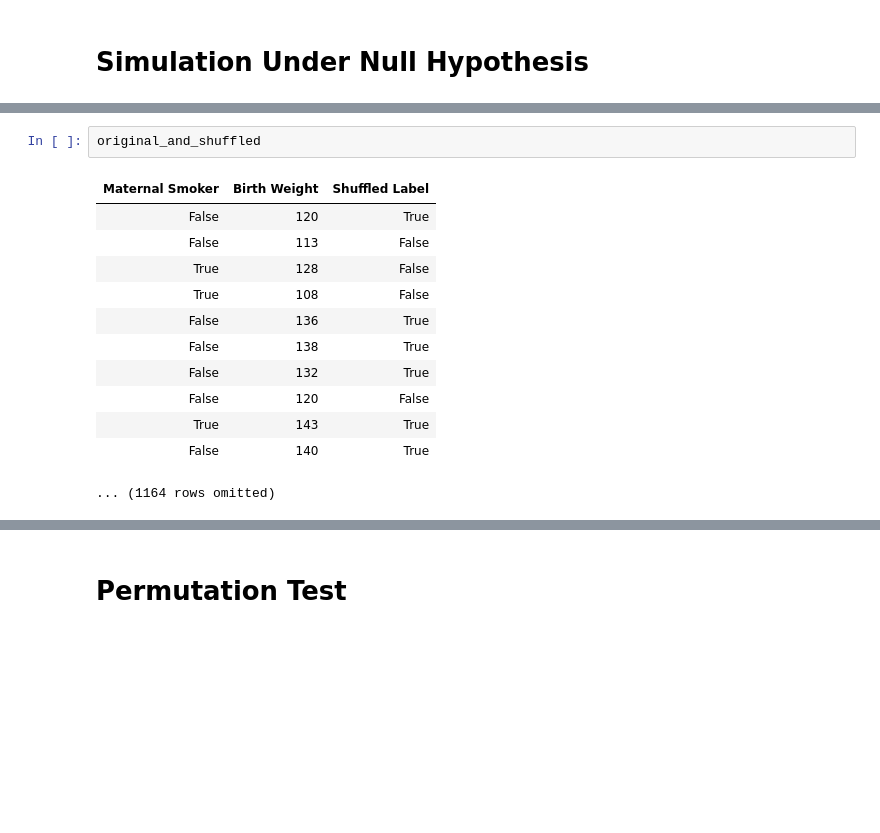
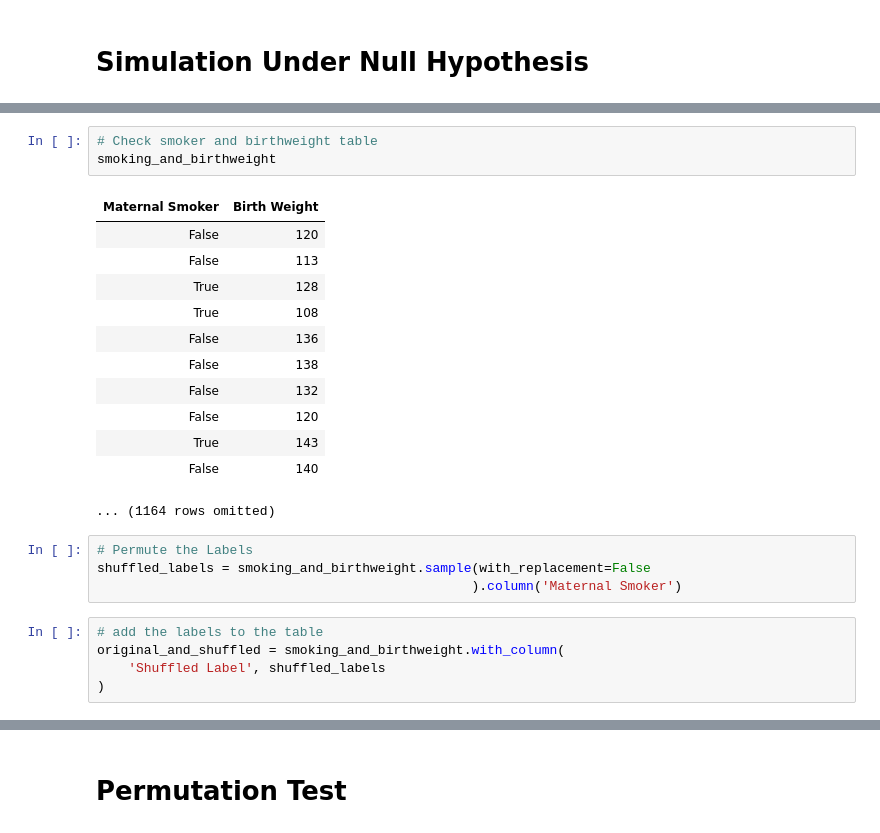
Before and after one commit to jhb10c/d8publicmaterials, a Jupyter notebook: lecnotebooks/lec19.ipynb, the cells around one changed output, grey strips where cells are left out. Saved outputs shown, nothing was run; the diff lists cells and outputs as text; blank space fills up the shorter version.

```diff
--- a/lecnotebooks/lec19.ipynb
+++ b/lecnotebooks/lec19.ipynb
@@ -237,15 +122,25 @@ np.count_nonzero(hold<=difference_of_averages(births))
-# %%
-original_and_shuffled
-# %% [output]
-| Maternal Smoker | Birth Weight | Shuffled Label |
-| False | 120 | True |
-| False | 113 | False |
-| True | 128 | False |
-| True | 108 | False |
-| False | 136 | True |
-| False | 138 | True |
-| False | 132 | True |
-| False | 120 | False |
-| True | 143 | True |
-| False | 140 | True |
-... (1164 rows omitted)
+# %%
+# Check smoker and birthweight table
+smoking_and_birthweight
+# %% [output]
+| Maternal Smoker | Birth Weight |
+| False | 120 |
+| False | 113 |
+| True | 128 |
+| True | 108 |
+| False | 136 |
+| False | 138 |
+| False | 132 |
+| False | 120 |
+| True | 143 |
+| False | 140 |
+... (1164 rows omitted)
+# %%
+# Permute the Labels
+shuffled_labels = smoking_and_birthweight.sample(with_replacement=False
+                                                ).column('Maternal Smoker')
+# %%
+# add the labels to the table
+original_and_shuffled = smoking_and_birthweight.with_column(
+    'Shuffled Label', shuffled_labels
+)
```
Also changed, not shown: parts of 26 cells of this notebook, 3 other files.
